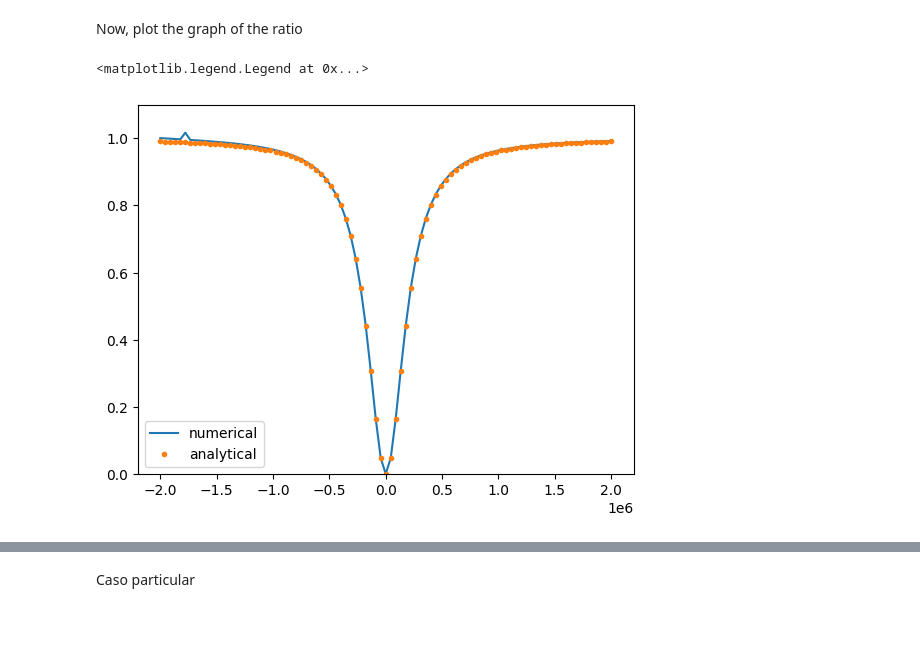
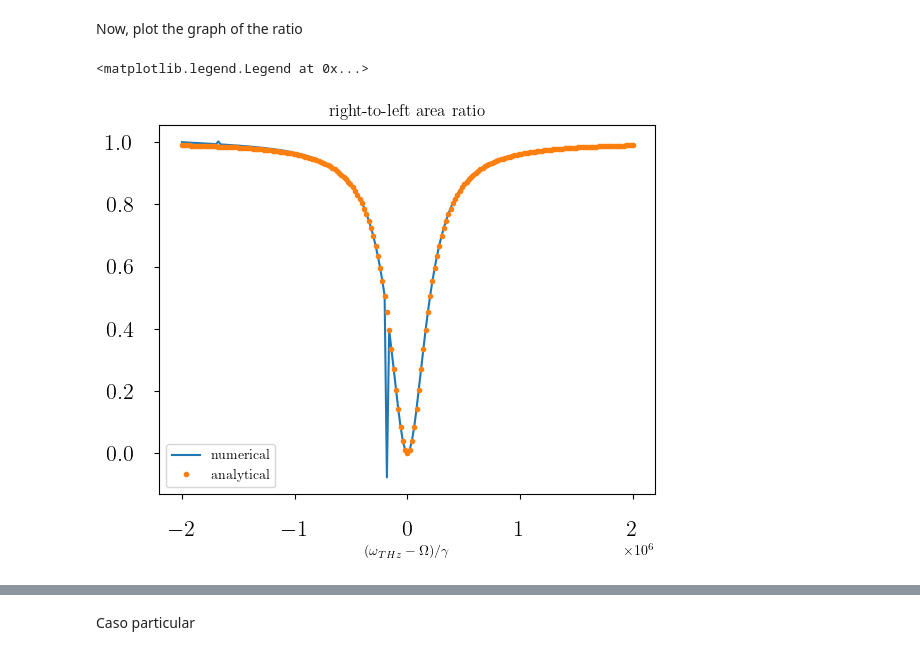
Before and after one commit to lauralobs/THzQuantumOptics, a Jupyter notebook: 4. Imbalance_resonance.ipynb, the cells around one changed output, grey strips where cells are left out. Cells and saved outputs as stored; diff of their text form; code cells hidden in the pictures; blank space fills up the shorter version.

```diff
--- a/4. Imbalance_resonance.ipynb
+++ b/4. Imbalance_resonance.ipynb
@@ -32,7 +39,8 @@ Omega = 200 * kappa_b  # en uds de kappa_b y 1e6 veces mayor que gamma
 
 Nb = 3         # segunda cavidad
 
-w_THz_list = np.linspace(0, 400, 91)
+npoints = 199
+w_THz_list = np.linspace(0, 400, npoints)
 # %% [markdown]
 Operators
 # %%
@@ -62,7 +70,7 @@ hola
 pops_plus = []
 pops_minus = []
 
-x_axis = w_THz_list - Omega* np.ones(len(w_THz_list))
+x_axis = (w_THz_list - Omega* np.ones(len(w_THz_list)))/gamma
 
 for w_b in w_THz_list:
 
@@ -94,11 +102,13 @@ for w_b in w_THz_list:
 # =========================
 plt.figure(figsize=(7,5))
 
-plt.plot(x_axis/gamma, pops_plus, label="|+> with THz")
-plt.plot(x_axis/gamma, pops_minus, label="|-> with THz")
+plt.plot(x_axis, pops_plus, label=r"$|+\rangle$")
+plt.plot(x_axis, pops_minus, label=r"$|-\rangle$")
 
 plt.xlabel(r"$(\omega_{THz}-\Omega)/\gamma$")
 plt.ylabel(r"$\langle \pm | \rho_{ss} | \pm \rangle$")
+plt.tick_params(labelsize=16, pad=15)
+
 plt.title("Population of the dressed states ")
 
 plt.legend()
@@ -351,7 +375,7 @@ A_center = []
 # rango completo del Mollow
 Delta_a = np.linspace(-1.5*Omega_R, 1.5*Omega_R, 181)
 
-for idx, w_b in enumerate(w_THz_list):
+for idx, w_b in enumerate(tqdm(w_THz_list, desc="Calculating Mollow spectra")):
 
     H1 = H0 + w_b * b_plus * b
 
@@ -434,14 +458,16 @@ Now, plot the graph of the ratio
 # %%
 A_left = np.array(A_left)
 A_right = np.array(A_right)
 
 areas_num_ratio = A_right/A_left
 areas_anan_ratio = sin**4 * P_plus_an/( cos**4 * (1- P_plus_an))
 
-plt.plot(x_axis/gamma, areas_num_ratio, label = 'numerical')
-plt.plot(x_axis/gamma, areas_anan_ratio, '.', label = 'analytical')
-plt.ylim(0,1.1)
+plt.plot(x_axis, areas_num_ratio, label = 'numerical')
+plt.plot(x_axis, areas_anan_ratio, '.', label = 'analytical')
+plt.tick_params(labelsize=16, pad=15)
+plt.xlabel(r"$(\omega_{THz}-\Omega)/\gamma$")
+plt.title('right-to-left area ratio')
 plt.legend()
 # %% [output]
 <matplotlib.legend.Legend at 0x...>
-[figure, old version]
+[figure, new version]
```
Also changed, not shown: parts of 11 cells of this notebook, 2 other files.
